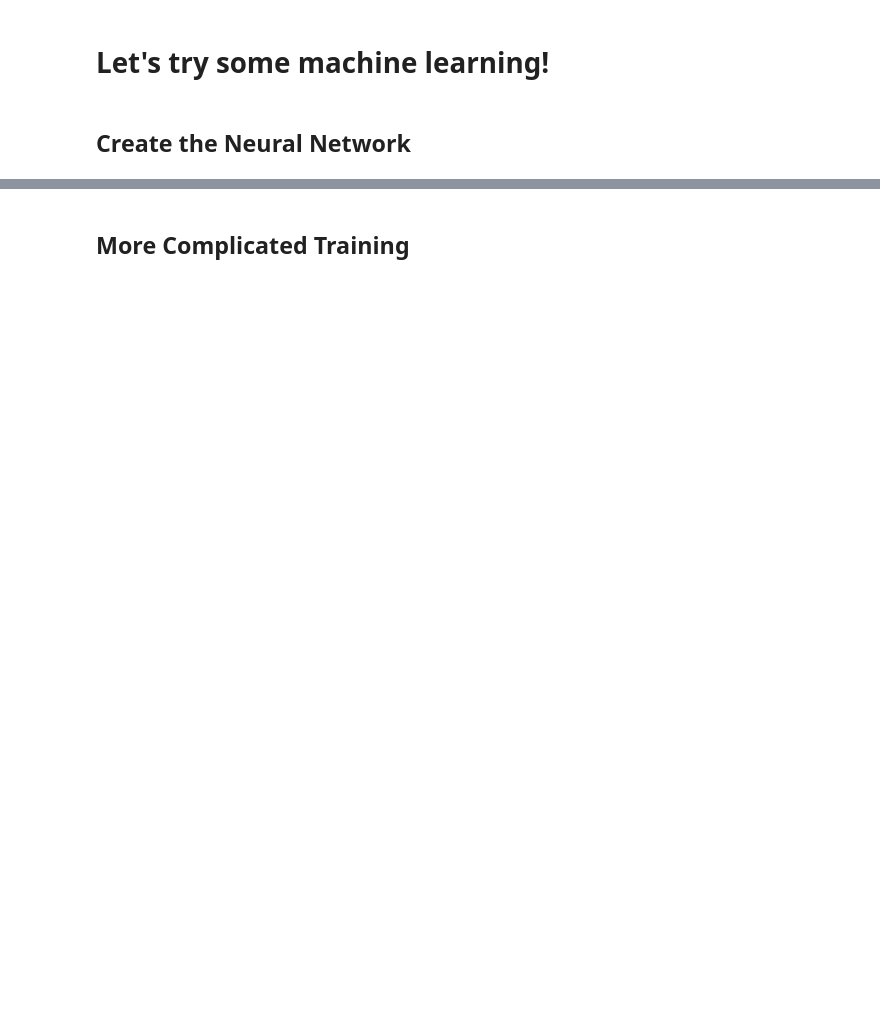
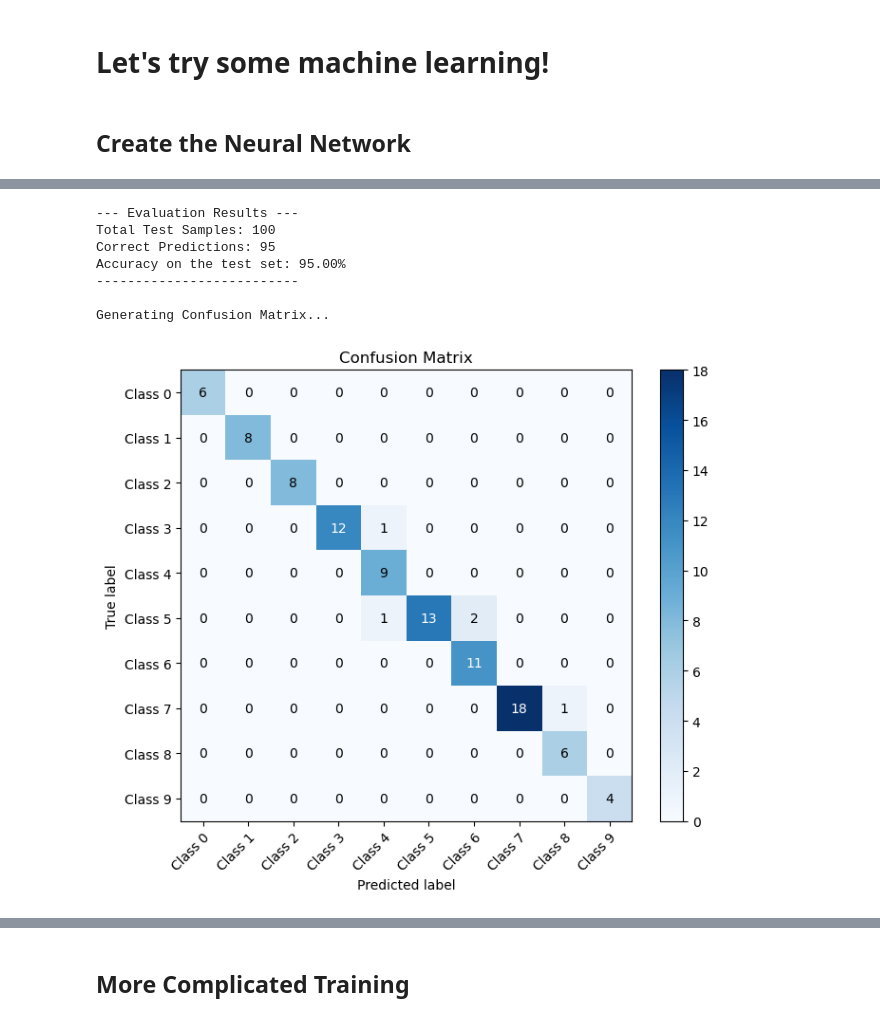
Before and after one commit to MohanedAnene/Glyphs, a Jupyter notebook: classification.ipynb, the cells around one changed output, grey strips where cells are left out. Drawn from its saved outputs; the diff is of its cells as text; code cells hidden in the pictures; blank space fills up the shorter version.

```diff
--- a/classification.ipynb
+++ b/classification.ipynb
@@ -62,15 +67,22 @@ model = GlyphClassifier(NUM_classes, resolution=(128, 128)).to(device)
 criterion = nn.CrossEntropyLoss()
 optimizer = torch.optim.Adam(model.parameters(), lr=0.001)
 
+def to_class_label(value, num_classes):
+    value = max(0.0, min(100.0, value))
+    bin_width = 100.0 / num_classes
+    class_idx = int(value / bin_width)
+    return min(class_idx, num_classes - 1)
+
+
 # Training loop
-num_epochs = 50
+num_epochs = 20
 losses = []
 
 for epoch in range(num_epochs):
     model.train()
-    for images, labels, _ in train_loader:
+    for images, values in train_loader:
+        labels = torch.tensor([to_class_label(v, NUM_classes) for v in values], dtype=torch.long).to(device)
         images = images.to(device)
-        labels = labels.to(device)
         optimizer.zero_grad()
         outputs = model(images)
         loss = criterion(outputs, labels)
@@ -87,38 +119,53 @@ all_predicted_labels = []
 
 model.eval()
 correct_predictions = 0
 total_samples = 0
+
 with torch.no_grad():
-    for images, labels, _ in test_loader:
+    for images, values in test_loader:  # <- get (images, values)
         images = images.to(device)
-        labels = labels.to(device)
+
+        # Convert continuous values to class labels
+        labels = torch.tensor(
+            [to_class_label(v, NUM_classes) for v in values], dtype=torch.long
+        ).to(device)
+
         outputs = model(images)
         _, predicted_labels = torch.max(outputs.data, 1)
+
         total_samples += labels.size(0)
         correct_predictions += (predicted_labels == labels).sum().item()
+
         all_true_labels.extend(labels.cpu().numpy())
         all_predicted_labels.extend(predicted_labels.cpu().numpy())
 
-
-
+# --- Results ---
 accuracy = 100 * correct_predictions / total_samples
 print(f'\n--- Evaluation Results ---')
 print(f'Total Test Samples: {total_samples}')
 print(f'Correct Predictions: {correct_predictions}')
 print(f'Accuracy on the test set: {accuracy:.2f}%')
 print(f'--------------------------')
 
-
-
+# --- Confusion Matrix ---
 class_names = [f'Class {i}' for i in range(NUM_classes)]
 
 print("\nGenerating Confusion Matrix...")
 ML.plot_confusion_matrix(
     y_true=all_true_labels,
     y_pred=all_predicted_labels,
     classes=class_names,
     normalize=False
 )
 plt.show()
+# %% [output]
+--- Evaluation Results ---
+Total Test Samples: 100
+Correct Predictions: 95
+Accuracy on the test set: 95.00%
+--------------------------
+
+Generating Confusion Matrix...
+[figure, added]
 # %%
 ML.show_incorrect_predictions(model, test_loader, num_classes=NUM_classes, max_display=10, device=device)
```
Also changed, not shown: parts of 4 cells of this notebook, 2 other files.
